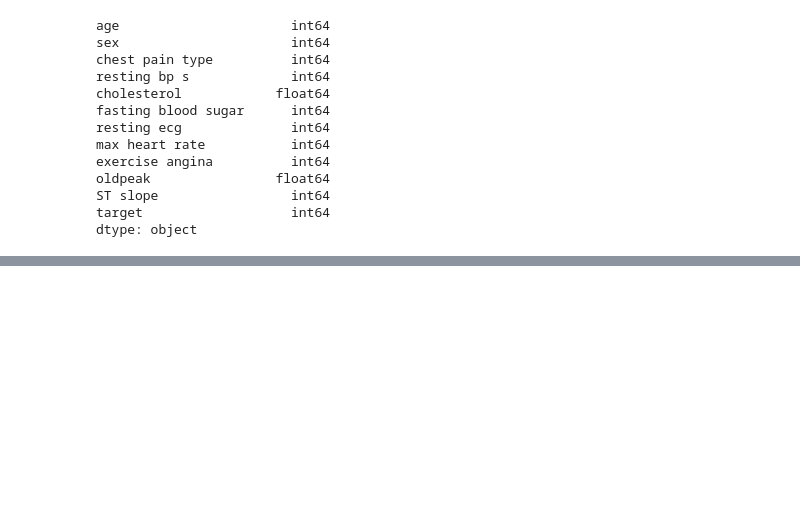
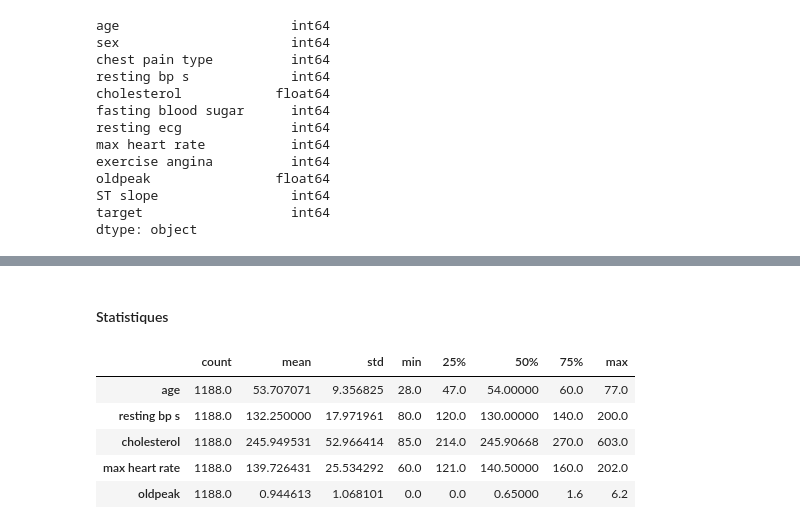
Before and after one commit to OthmaneSelloum/Heart-disease-prediction, a Jupyter notebook: Prediction Notebook.ipynb, the cells around one changed output, grey strips where cells are left out. Cells and saved outputs as stored; diff of their text form; code cells hidden in the pictures; blank space fills up the shorter version.

Commit message:
Statistiques

```diff
--- a/Prediction Notebook.ipynb
+++ b/Prediction Notebook.ipynb
@@ -134,0 +189,11 @@ data.loc[data['target'] == 1, 'target'] = 'heart disease'
+# %% [markdown]
+#### Statistiques
+# %%
+numerical_variables.describe().T
+# %% [output]
+|  | count | mean | std | min | 25% | 50% | 75% | max |
+| age | 1188.0 | 53.707071 | 9.356825 | 28.0 | 47.0 | 54.00000 | 60.0 | 77.0 |
+| resting bp s | 1188.0 | 132.250000 | 17.971961 | 80.0 | 120.0 | 130.00000 | 140.0 | 200.0 |
+| cholesterol | 1188.0 | 245.949531 | 52.966414 | 85.0 | 214.0 | 245.90668 | 270.0 | 603.0 |
+| max heart rate | 1188.0 | 139.726431 | 25.534292 | 60.0 | 121.0 | 140.50000 | 160.0 | 202.0 |
+| oldpeak | 1188.0 | 0.944613 | 1.068101 | 0.0 | 0.0 | 0.65000 | 1.6 | 6.2 |
```
Also changed, not shown: parts of 7 cells of this notebook.
